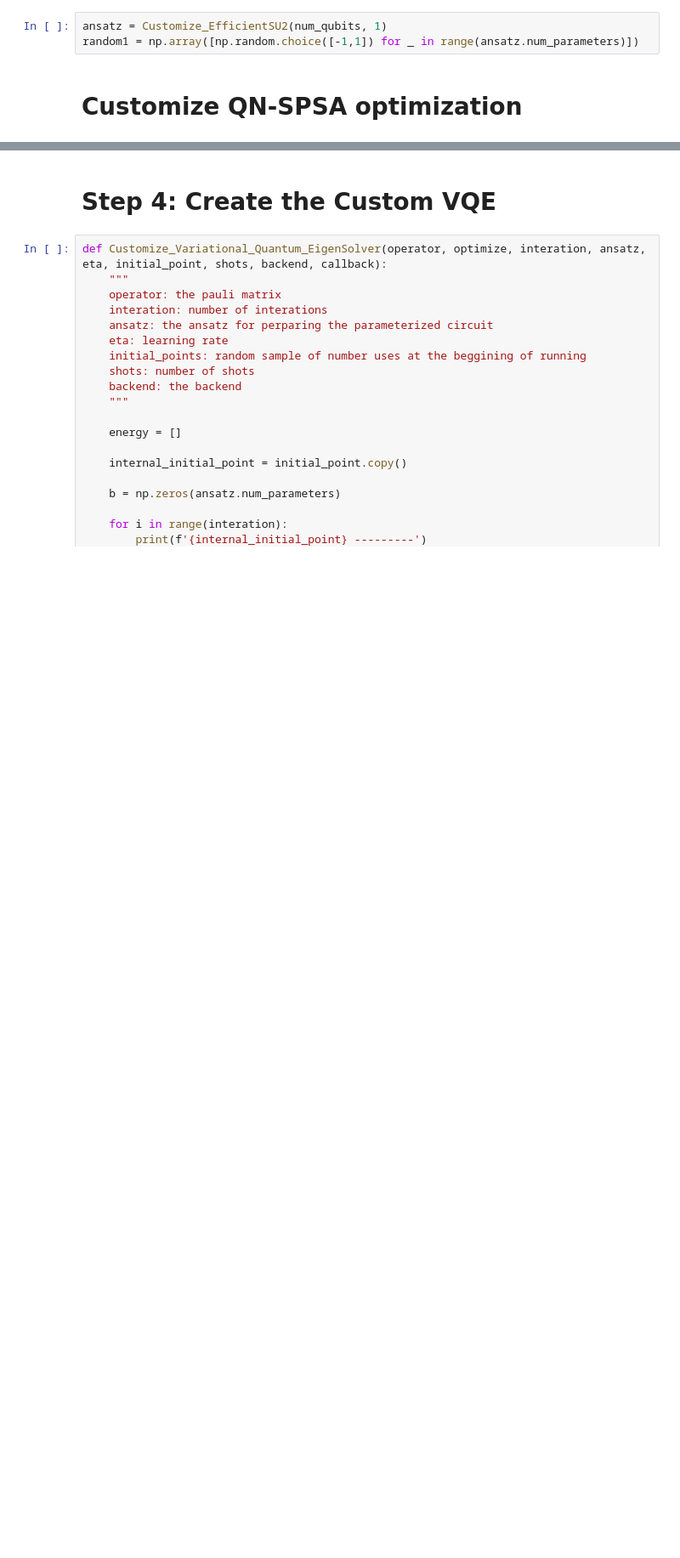
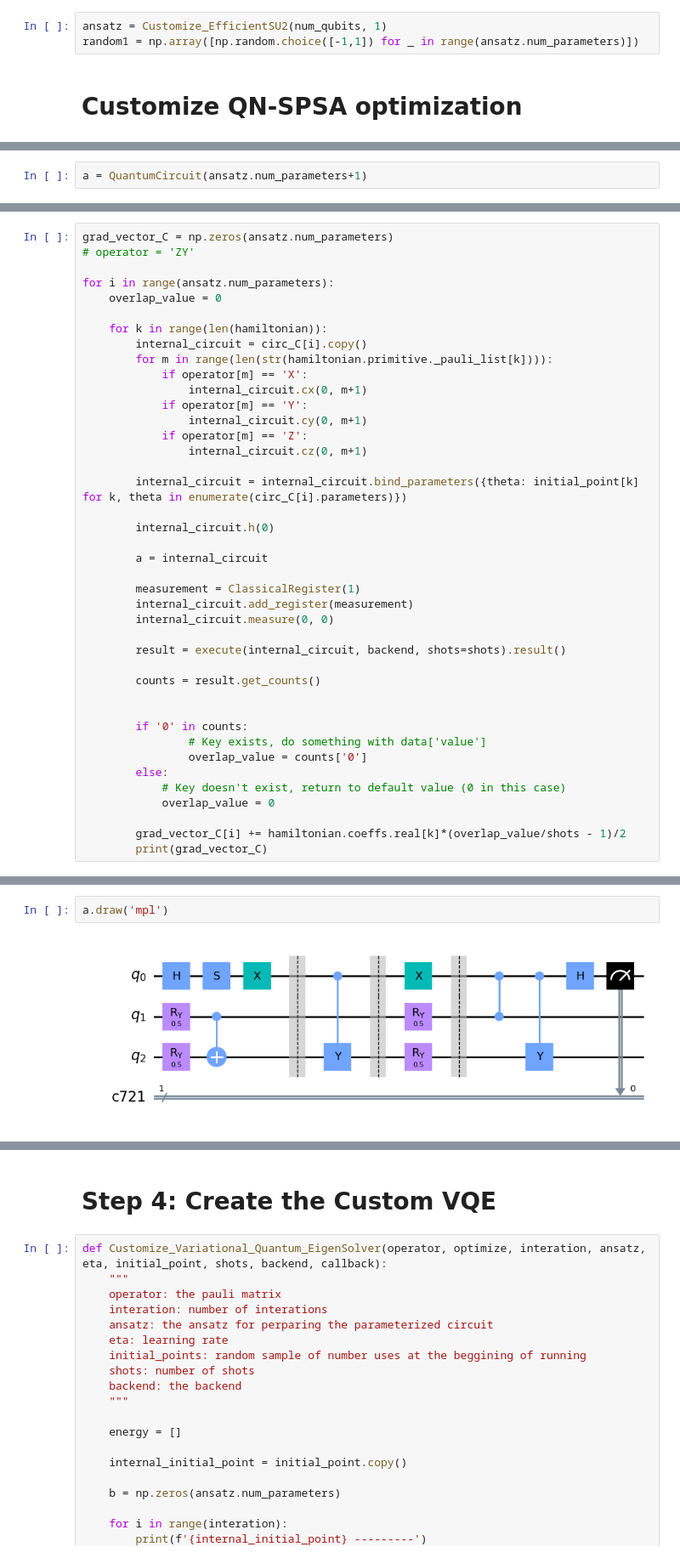
Before and after one commit to nguyenvulinh666/Variational-Quantum-EigeinSolver, a Jupyter notebook: Complete_VQE.ipynb, the cells around one changed output, grey strips where cells are left out. Shown at 85% size. Saved outputs shown, nothing was run; the diff lists cells and outputs as text; blank space fills up the shorter version.

```diff
--- a/Complete_VQE.ipynb
+++ b/Complete_VQE.ipynb
@@ -1095,0 +1360,2 @@ a = np.identity(2)
+# %%
+a = QuantumCircuit(ansatz.num_parameters+1)
@@ -1095,0 +1370,41 @@ a = np.identity(2)
+# %%
+grad_vector_C = np.zeros(ansatz.num_parameters)
+# operator = 'ZY'
+
+for i in range(ansatz.num_parameters):
+    overlap_value = 0
+
+    for k in range(len(hamiltonian)):
+        internal_circuit = circ_C[i].copy()
+        for m in range(len(str(hamiltonian.primitive._pauli_list[k]))):
+            if operator[m] == 'X':
+                internal_circuit.cx(0, m+1)
+            if operator[m] == 'Y':
+                internal_circuit.cy(0, m+1)
+            if operator[m] == 'Z':
+                internal_circuit.cz(0, m+1)
+
+        internal_circuit = internal_circuit.bind_parameters({theta: initial_point[k] for k, theta in enumerate(circ_C[i].parameters)})
+
+        internal_circuit.h(0)
+
+        a = internal_circuit
+
+        measurement = ClassicalRegister(1)
+        internal_circuit.add_register(measurement)
+        internal_circuit.measure(0, 0)
+
+        result = execute(internal_circuit, backend, shots=shots).result()
+
+        counts = result.get_counts()
+
+
+        if '0' in counts:
+                # Key exists, do something with data['value']
+                overlap_value = counts['0']
+        else:
+            # Key doesn't exist, return to default value (0 in this case)
+            overlap_value = 0
+
+        grad_vector_C[i] += hamiltonian.coeffs.real[k]*(overlap_value/shots - 1)/2
+        print(grad_vector_C)
@@ -1095,0 +1424,4 @@ a = np.identity(2)
+# %%
+a.draw('mpl')
+# %% [output]
+[figure, added]
```
Also changed, not shown: parts of 39 cells of this notebook.
